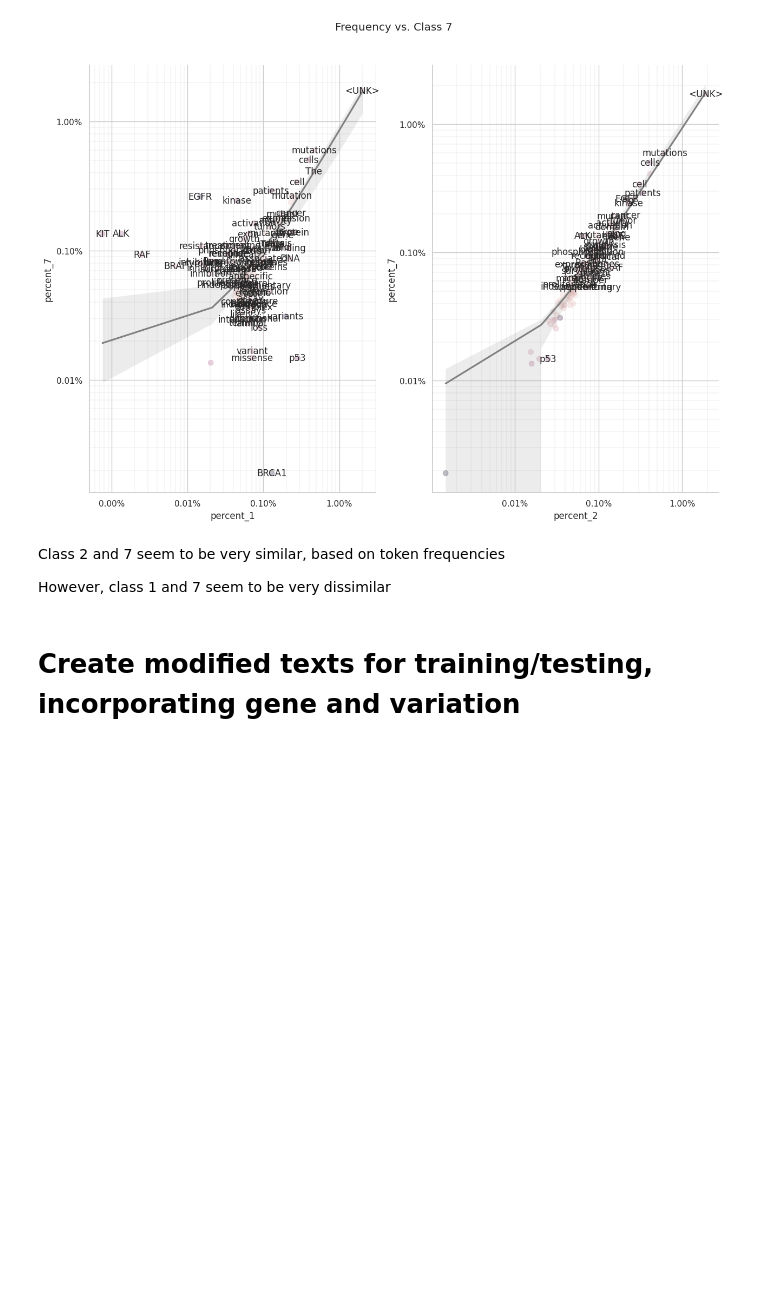
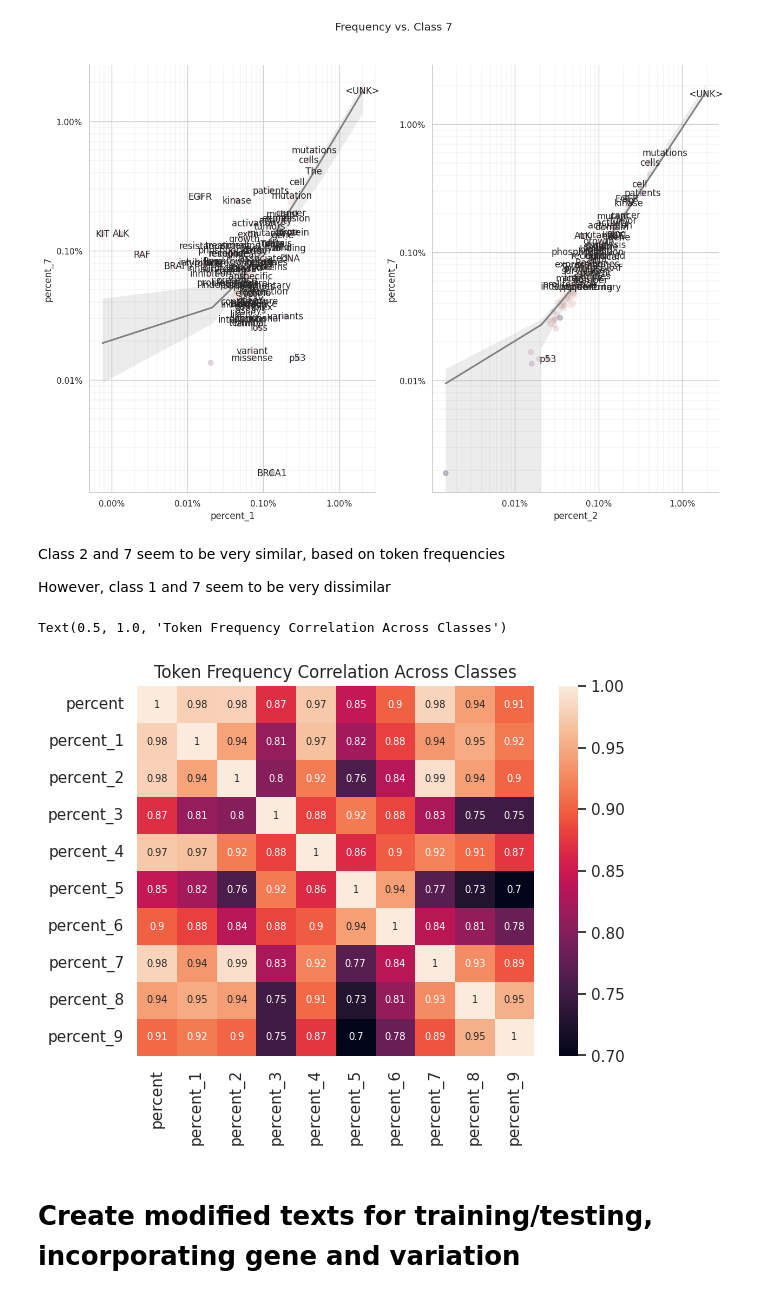
Before and after one commit to kfchou/PersonalizedMedicine, a Jupyter notebook: eda.ipynb, the cells around one changed output. Saved outputs shown, nothing was run; the diff lists cells and outputs as text; code cells hidden in the pictures; blank space fills up the shorter version.

Commit message:
token freq corr heatmap

```diff
--- a/eda.ipynb
+++ b/eda.ipynb
@@ -441,6 +441,17 @@ sns.despine()
 Class 2 and 7 seem to be very similar, based on token frequencies
 
 However, class 1 and 7 seem to be very dissimilar
+# %%
+# We can look at token frequency correlation between all classes
+pct_cols = [col for col in list(tokens_df.columns) if 'percent' in col]
+sns.heatmap(
+    tokens_df[pct_cols].corr(),
+    annot=True,
+    annot_kws={'size':7})
+plt.title('Token Frequency Correlation Across Classes')
+# %% [output]
+Text(0.5, 1.0, 'Token Frequency Correlation Across Classes')
+[figure, added]
 # %% [markdown]
 # Create modified texts for training/testing, incorporating gene and variation
 # %%
```
